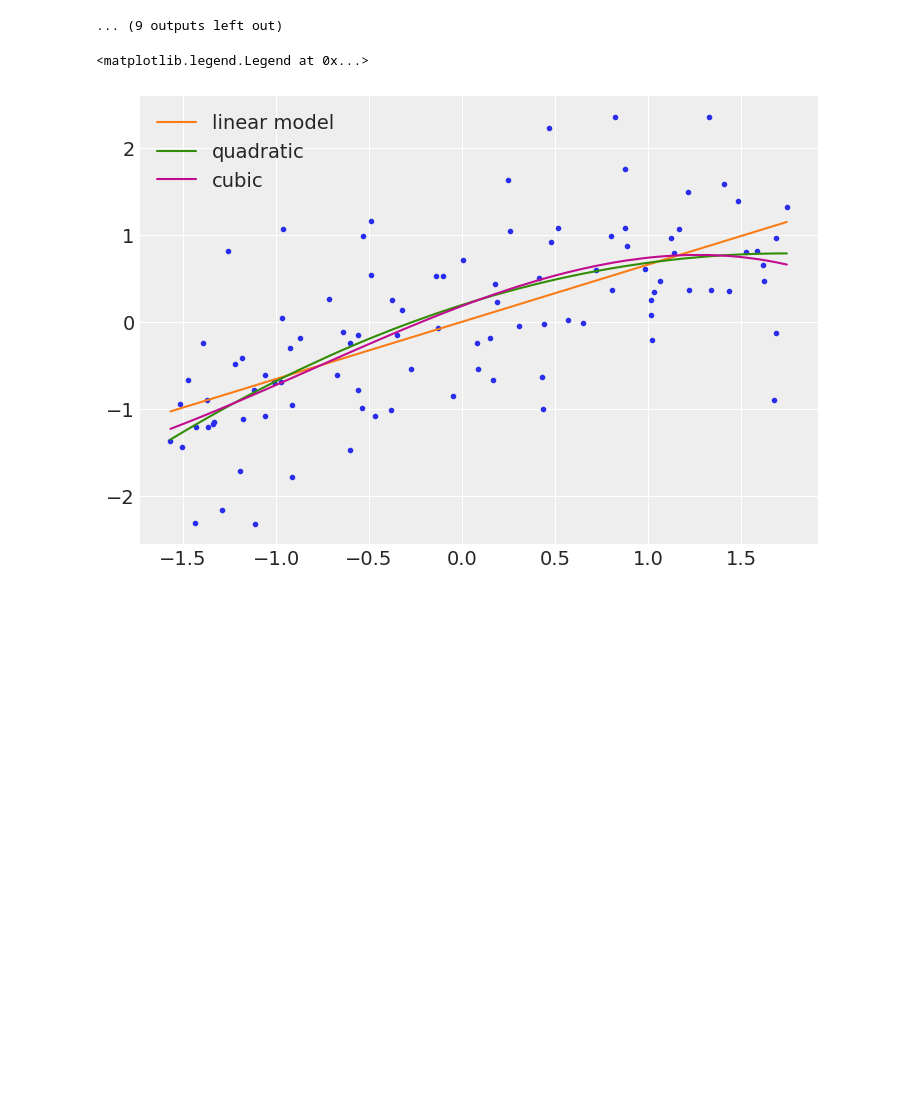
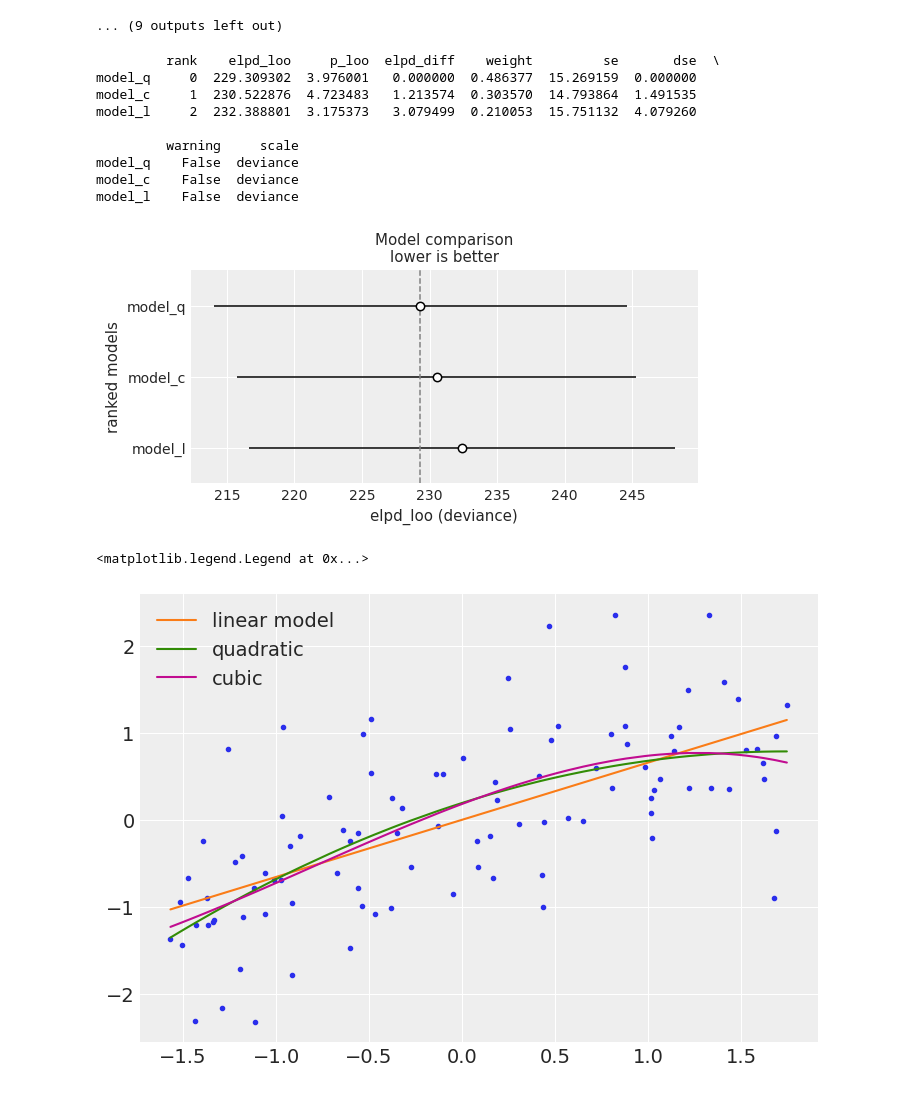
Before and after one commit to CreepyPigeon/PMP-2024, a Jupyter notebook: Tema10.ipynb, the cells around one changed output. Saved outputs shown, nothing was run; the diff lists cells and outputs as text; code cells hidden in the pictures; blank space fills up the shorter version.

```diff
--- a/Tema10.ipynb
+++ b/Tema10.ipynb
@@ -384,6 +402,24 @@ plt.show()
 [interactive output not drawn]
 [interactive output not drawn]
 ... (9 outputs left out)
+# %%
+cmp_df = az.compare({'model_l':idata_l, 'model_q':idata_q, 'model_c':idata_c}, method='BB-pseudo-BMA', ic="loo", scale="deviance")
+
+print(cmp_df)
+
+az.plot_compare(cmp_df)
+plt.show()
+# %% [output]
+         rank    elpd_loo     p_loo  elpd_diff    weight         se       dse  \
+model_q     0  229.309302  3.976001   0.000000  0.486377  15.269159  0.000000
+model_c     1  230.522876  4.723483   1.213574  0.303570  14.793864  1.491535
+model_l     2  232.388801  3.175373   3.079499  0.210053  15.751132  4.079260
+
+         warning     scale
+model_q    False  deviance
+model_c    False  deviance
+model_l    False  deviance
+[figure, added]
 # %%
 '''
 plt.scatter(x_1s[0], y_1s, c='C0', marker='.', label='Observed Data')
```
Also changed, not shown: parts of 1 cell of this notebook.
